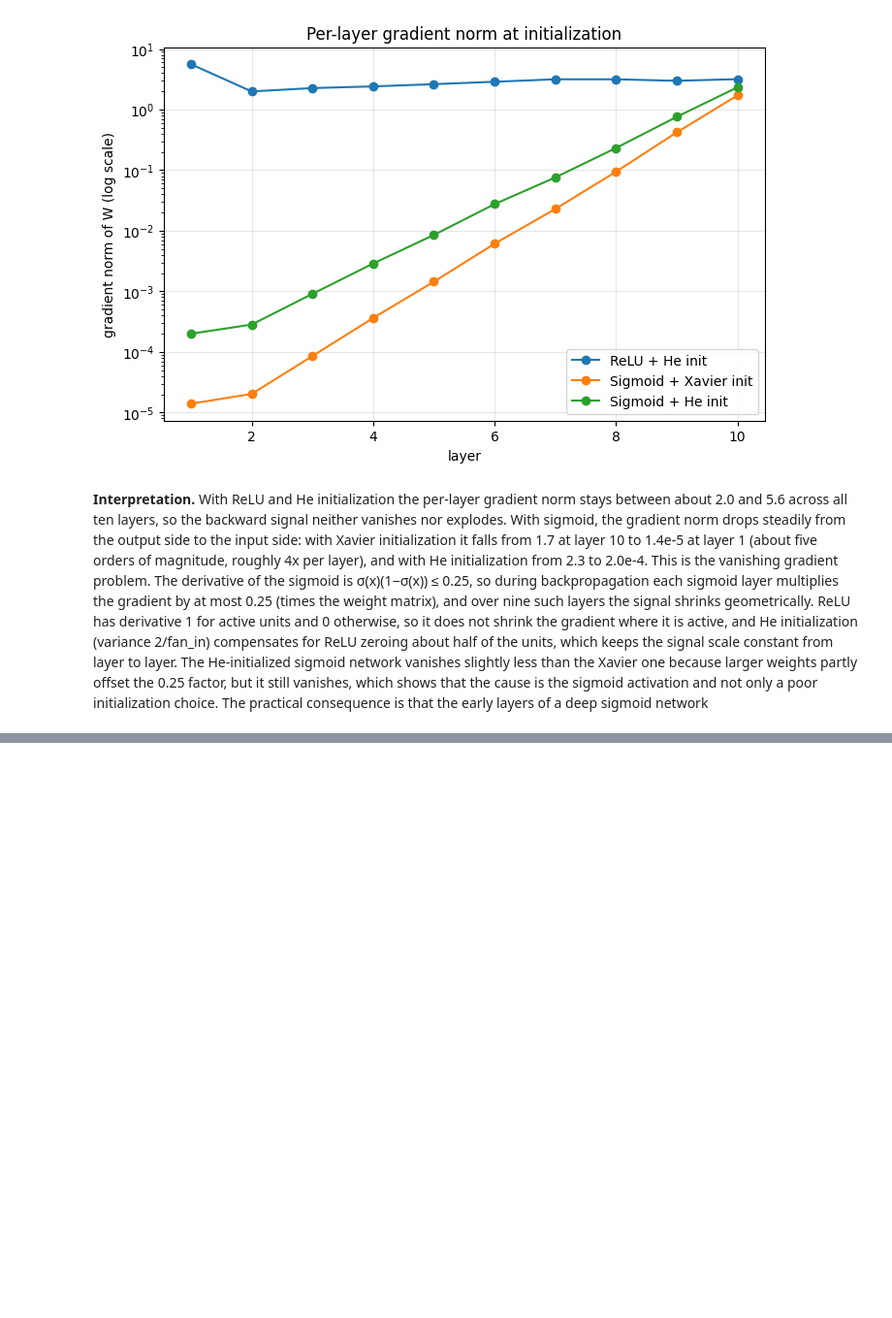
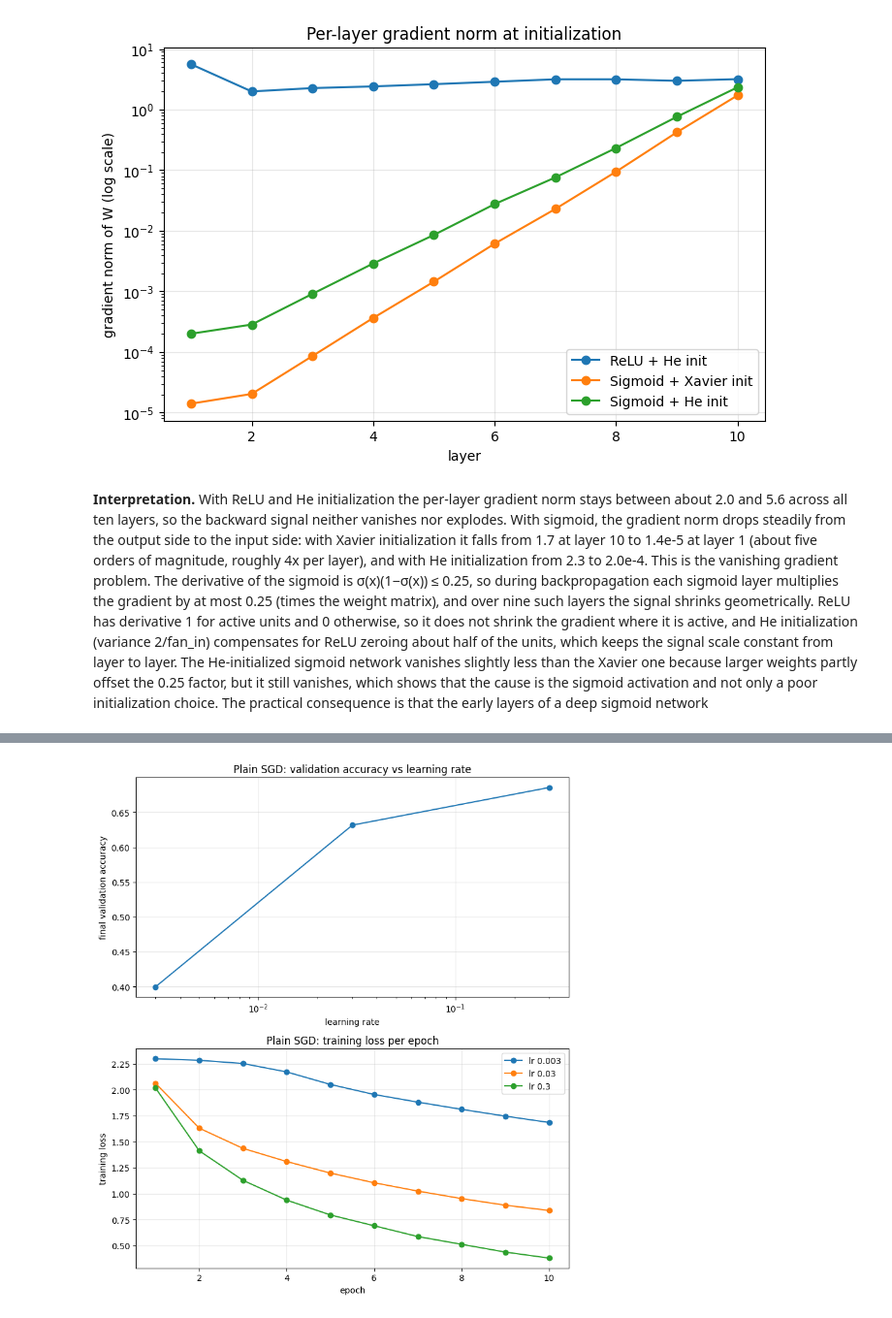
Before and after one commit to roshelle-en/EN4554-Assignment-2-on-CNNs, a Jupyter notebook: 220468L_EN4554_Assignment2.ipynb, the cells around one changed output, grey strips where cells are left out. Shown at 97% size. Drawn from its saved outputs; the diff is of its cells as text; code cells hidden in the pictures; blank space fills up the shorter version.

```diff
--- a/220468L_EN4554_Assignment2.ipynb
+++ b/220468L_EN4554_Assignment2.ipynb
@@ -427,0 +598,77 @@ layer            ReLU + He init   Sigmoid + Xavier init       Sigmoid + He init
+# %%
+Xtr_d, ytr_d = Xtr.to(device), ytr.to(device)
+Xva_d, yva_d = Xva.to(device), yva.to(device)
+
+def make_cnn():
+    return nn.Sequential(
+        nn.Conv2d(3, 32, 3, padding=1), nn.ReLU(), nn.MaxPool2d(2),     # 16x16
+        nn.Conv2d(32, 64, 3, padding=1), nn.ReLU(), nn.MaxPool2d(2),    # 8x8
+        nn.Conv2d(64, 128, 3, padding=1), nn.ReLU(), nn.MaxPool2d(2),   # 4x4
+        nn.Flatten(), nn.Linear(128 * 4 * 4, 128), nn.ReLU(), nn.Linear(128, 10)
+    ).to(device)
+
+print("CNN parameters:", sum(p.numel() for p in make_cnn().parameters()))
+
+@torch.no_grad()
+def eval_val(model):
+    model.eval()
+    correct, tot_loss = 0, 0.0
+    for i in range(0, len(Xva_d), 1000):
+        out = model(Xva_d[i:i+1000])
+        tot_loss += F.cross_entropy(out, yva_d[i:i+1000], reduction="sum").item()
+        correct += (out.argmax(1) == yva_d[i:i+1000]).sum().item()
+    return tot_loss / len(Xva_d), correct / len(Xva_d)
+
+def train_cnn(opt_fn, epochs=10, bs=128):
+    set_seed(SEED)
+    model = make_cnn()
+    opt = opt_fn(model.parameters())
+    gen = torch.Generator().manual_seed(SEED)
+    hist = dict(train_loss=[], val_loss=[], val_acc=[], diverged=False)
+    for ep in range(epochs):
+        model.train()
+        perm = torch.randperm(len(Xtr_d), generator=gen).to(device)
+        run = 0.0
+        for i in range(0, len(perm), bs):
+            idx = perm[i:i + bs]
+            opt.zero_grad()
+            loss = F.cross_entropy(model(Xtr_d[idx]), ytr_d[idx])
+            loss.backward()
+            opt.step()
+            run += loss.item() * len(idx)
+        tl = run / len(perm)
+        if not np.isfinite(tl):
+            hist["diverged"] = True
+            break
+        vl, va = eval_val(model)
+        hist["train_loss"].append(tl); hist["val_loss"].append(vl); hist["val_acc"].append(va)
+    return hist
+
+results = {}          # keys: (optimizer name, lr)
+sgd_lrs = [0.003, 0.03, 0.3]
+for lr in sgd_lrs:
+    results[("SGD", lr)] = train_cnn(lambda p: MySGD(p, lr=lr))
+
+def summarize(name, lrs):
+    print(f"{'lr':<10}{'final train loss':>18}{'final val acc':>15}{'best val acc':>14}")
+    for lr in lrs:
+        h = results[(name, lr)]
+        if h["diverged"] or not h["val_acc"]:
+            print(f"{lr:<10}{'diverged (NaN)':>18}{'-':>15}{'-':>14}")
+        else:
+            print(f"{lr:<10}{h['train_loss'][-1]:>18.4f}{h['val_acc'][-1]:>15.4f}{max(h['val_acc']):>14.4f}")
+
+summarize("SGD", sgd_lrs)
+
+fig, ax = plt.subplots(2, 1, figsize=(8, 9))
+accs = [results[("SGD", lr)]["val_acc"][-1] if results[("SGD", lr)]["val_acc"] else 0.1 for lr in sgd_lrs]
+ax[0].semilogx(sgd_lrs, accs, "o-")
+ax[0].set_xlabel("learning rate"); ax[0].set_ylabel("final validation accuracy")
+ax[0].set_title("Plain SGD: validation accuracy vs learning rate"); ax[0].grid(alpha=0.3)
+for lr in sgd_lrs:
+    h = results[("SGD", lr)]
+    ax[1].plot(range(1, len(h["train_loss"]) + 1), h["train_loss"], "o-", label=f"lr {lr}")
+ax[1].set_xlabel("epoch"); ax[1].set_ylabel("training loss")
+ax[1].set_title("Plain SGD: training loss per epoch"); ax[1].legend(); ax[1].grid(alpha=0.3)
+plt.tight_layout(); plt.show()
+# %% [output]
@@ -427,0 +680 @@ layer            ReLU + He init   Sigmoid + Xavier init       Sigmoid + He init
+[figure, added]
```
Also changed, not shown: parts of 16 cells of this notebook.
